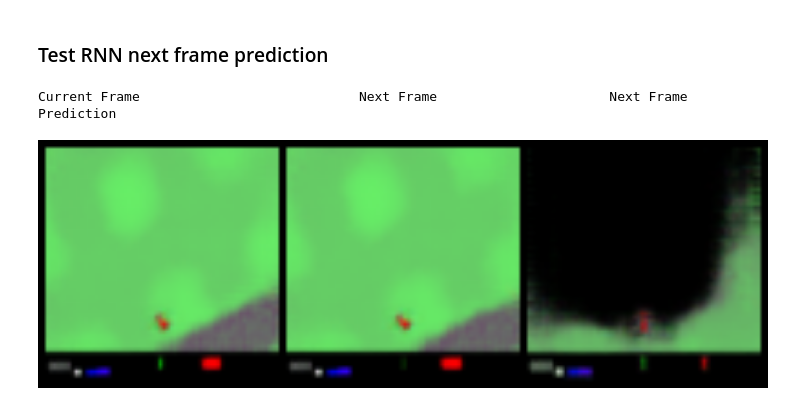
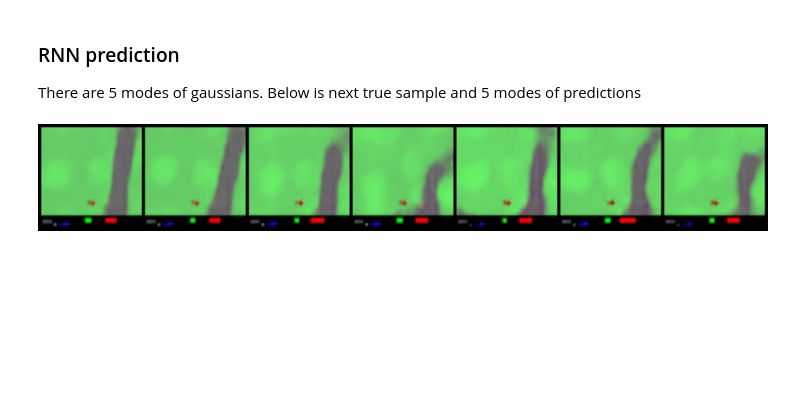
Before and after one commit to sksq96/pytorch-mdn, a Jupyter notebook: mdn-rnn.ipynb, the cells around one changed output. Drawn from its saved outputs; the diff is of its cells as text; code cells hidden in the pictures; blank space fills up the shorter version.

Commit message:
M with next frame prediction

```diff
--- a/mdn-rnn.ipynb
+++ b/mdn-rnn.ipynb
@@ -69,6 +86,15 @@ M(
+# %%
+def mdn_loss_fn(y, pi, mu, sigma):
+    m = torch.distributions.Normal(loc=mu, scale=sigma)
+    loss = torch.exp(m.log_prob(y))
+    loss = torch.sum(loss * pi, dim=2)
+    loss = -torch.log(loss)
+    return loss.mean()
+# %%
+def criterion(y, pi, mu, sigma):
+    y = y.unsqueeze(2)
+    return mdn_loss_fn(y, pi, mu, sigma)
 # %%
-# Loss and optimizer
-criterion = nn.MSELoss()
 optimizer = torch.optim.Adam(model.parameters())
 # %%
 # Train the model
@@ -83,16 +109,16 @@ for epoch in range(epochs):
 
         # Forward pass
         hidden = detach(hidden)
-        outputs, hidden = model(inputs, hidden)
-        loss = criterion(outputs, targets)
+        (pi, mu, sigma), hidden = model(inputs, hidden)
+        loss = criterion(targets, pi, mu, sigma)
 
         # Backward and optimize
         model.zero_grad()
         loss.backward()
-        clip_grad_norm_(model.parameters(), 0.5)
+        # clip_grad_norm_(model.parameters(), 0.5)
         optimizer.step()
 
-    if epoch % 50 == 0:
+    if epoch % 100 == 0:
         print ('Epoch [{}/{}], Loss: {:.4f}'
-               .format(epoch+1, epochs, loss.item()))
+               .format(epoch, epochs, loss.item()))
 # %% [output]
@@ -109,27 +130,27 @@ Epoch [451/500], Loss: 0.0046
 # %%
 # np.linalg.norm(z[0, 0, :].cpu().data - z1[0, :, :].cpu().data, axis=1)
 # np.linalg.norm(inputs.cpu().data - targets.cpu().data)
-# %% [markdown]
-### Test RNN next frame prediction
+# %% [markdown]
+### RNN prediction
+There are 5 modes of gaussians. Below is next true sample and 5 modes of predictions
 # %%
 vae = VAE(image_channels=3).to(device)
 vae.load_state_dict(torch.load('vae.torch', map_location='cpu'))
 # %%
 zero = np.random.randint(z.size(0))
 one = np.random.randint(z.size(1))
-z_in = z[zero:zero+1, one:one+1, :]
-z_next = z[zero:zero+1, one+1:one+2, :]
+x = z[zero:zero+1, one:one+1, :]
+y = z[zero:zero+1, one+1:one+2, :]
 
 hidden = model.init_hidden(1)
-z_next_pred = model(z_in, hidden)[0]
-# z_next_pred = torch.randn(1,1,32)
+(pi, mu, sigma), _ = model(x, hidden)
 
-compare_x = torch.cat((vae.decode(z_in), vae.decode(z_next), vae.decode(z_next_pred)))
+y_preds = [torch.normal(mu, sigma)[:, :, i, :] for i in range(n_gaussians)]
+
+compare_x = vae.decode(torch.cat([x, y] + y_preds))
 
 # compare_x = vae.decode(z_out)
 save_image(compare_x.data.cpu(), 'sample_image.png')
-print("Current Frame\t\t\t\t", "Next Frame\t\t\t", "Next Frame Prediction")
-display(Image('sample_image.png', width=900, unconfined=True))
+display(Image('sample_image.png', width=1000, unconfined=True))
 # %% [output]
-Current Frame                            Next Frame                      Next Frame Prediction
-[figure, old version]
+[figure, new version]
```
Also changed, not shown: parts of 10 cells of this notebook.
